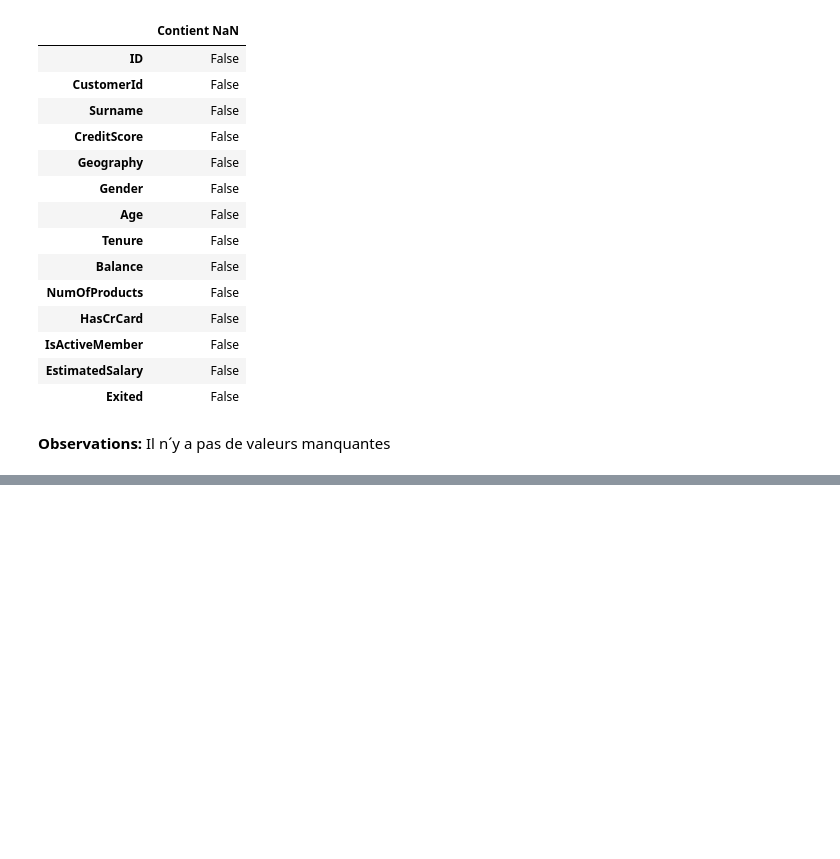
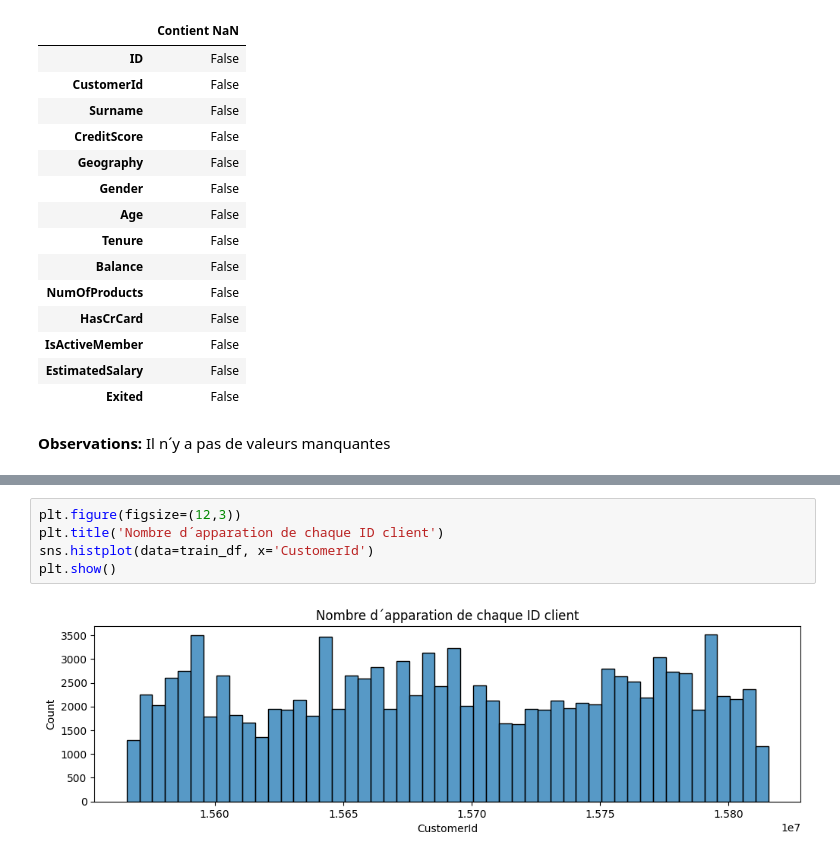
Before and after one commit to lbihin/mlpro-classification-bank-churn-2025, a Jupyter notebook: eda/eda.ipynb, the cells around one changed output, grey strips where cells are left out. Drawn from its saved outputs; the diff is of its cells as text; blank space fills up the shorter version.

```diff
--- a/eda/eda.ipynb
+++ b/eda/eda.ipynb
@@ -168,0 +200,7 @@ memory usage: 15.3+ MB
+# %%
+plt.figure(figsize=(12,3))
+plt.title('Nombre d´apparation de chaque ID client')
+sns.histplot(data=train_df, x='CustomerId')
+plt.show()
+# %% [output]
+[figure, added]
```
Also changed, not shown: parts of 51 cells of this notebook.
